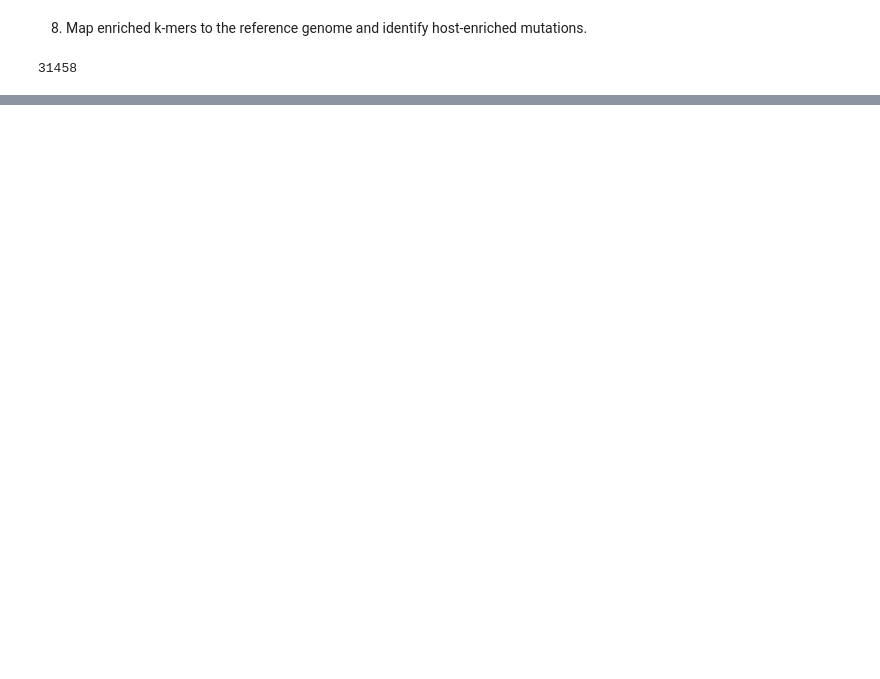
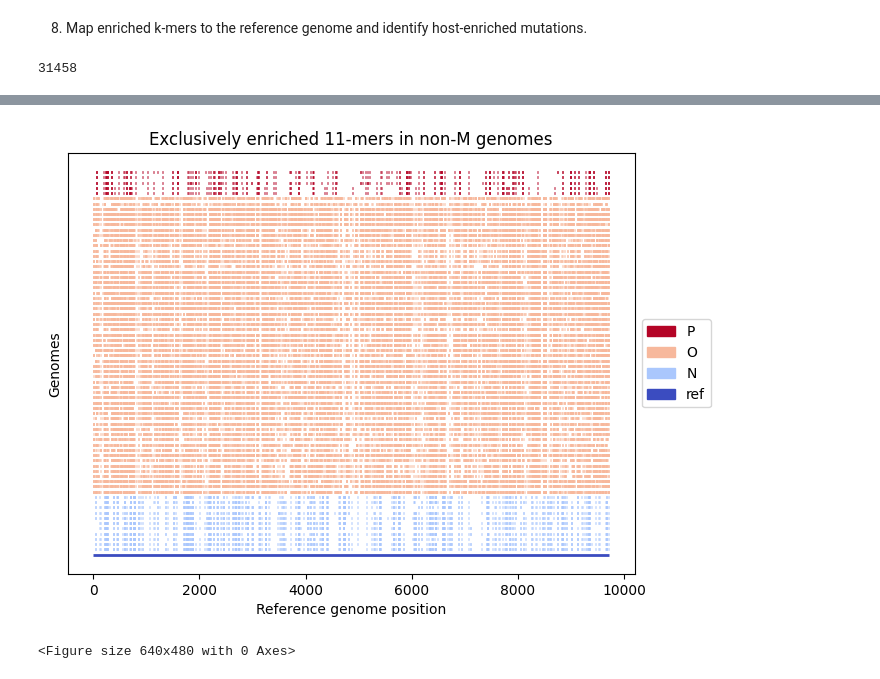
Before and after one commit to wis-janusz/PORT-EK2, a Jupyter notebook: notebooks/HIV_analysis_scenario_4.ipynb, the cells around one changed output, grey strips where cells are left out. Cells and saved outputs as stored; diff of their text form; code cells hidden in the pictures; blank space fills up the shorter version.

```diff
--- a/notebooks/HIV_analysis_scenario_4.ipynb
+++ b/notebooks/HIV_analysis_scenario_4.ipynb
@@ -111,15 +110,20 @@ for filename in sample_list_in_path:
     with open(filename, mode="rb") as in_file:
         partial_list = pickle.load(in_file)
     group = filename.stem.split("_")[0]
-    partial_list = [f"M_{group}_{sample_name}" for sample_name in partial_list]
-
+    partial_list = [f"{group}_{sample_name}" for sample_name in partial_list]
     sample_list.extend(partial_list)
+sample_list.sort()
 
 all_kmer_matrix = pd.DataFrame(
     0, index=list(kmer_set), columns=sample_list, dtype="uint8"
 )
-group_sample_idx = {f"{group}": [sample for sample in sample_list if "M" in sample.split("_")[0]]  for group in SAMPLE_GROUPS}
-subtype_sample_idx = {f"{subtype}": [sample for sample in sample_list if sample.split("_")[1] == f"{subtype}"] for subtype in SAMPLE_SUBTYPE}
+subtype_sample_idx = {f"{subtype}": [sample for sample in sample_list if sample.split("_")[0] == f"{subtype}"] for subtype in SAMPLE_SUBTYPES}
+group_sample_idx = {"M":[],"nonM":[]}
+for sample in sample_list:
+    if "M" in sample.split("_")[0]:
+        group_sample_idx["M"].append(sample)
+    else:
+        group_sample_idx["nonM"].append(sample)
 print(f"\nImported {len(kmer_set)} kmers and {len(sample_list)} samples.")
 # %% [output]
 Imported 1240578 kmers and 15295 samples.
@@ -381,6 +373,6 @@ enriched_kmer_stat_martix.to_csv(f"../output/HIV/scenario1/enriched_{k}mer_stat_
 # %%
-enriched_kmer_matrix = pd.read_csv(f"../output/HIV/scenario1/enriched_{k}mer_count_matrix.csv", index_col=0)
-enriched_kmer_stat_matrix = pd.read_csv(f"../output/HIV/scenario1/enriched_{k}mer_stat_matrix.csv", index_col=0)
+# enriched_kmer_matrix = pd.read_csv(f"../output/HIV/scenario1/enriched_{k}mer_count_matrix.csv", index_col=0)
+# enriched_kmer_stat_matrix = pd.read_csv(f"../output/HIV/scenario1/enriched_{k}mer_stat_matrix.csv", index_col=0)
 # %% [markdown]
 8. Map enriched k-mers to the reference genome and identify host-enriched mutations.
 # %%
@@ -440,3 +416,24 @@ enriched_kmer_matrix
+# %%
+segemnt_coords = []
+segment_colors = []
+samples_to_plot = group_sample_idx["nonM"]
+kmers_to_plot = enriched_kmer_matrix.loc[(enriched_kmer_matrix["exclusivity"] == "exclusive") & (enriched_kmer_matrix["group"] == "nonM_enriched")].index
+y = 1
+for sample_name in samples_to_plot:
+    sample_group = [key for key,value in subtype_sample_idx.items() if sample_name in value][0]
+    for kmer in kmers_to_plot:
+        if enriched_kmer_matrix.loc[kmer, sample_name] > 0:
+            temp_segments = enriched_kmer_matrix.loc[kmer, "ref_pos"]
+            temp_segments = [((x1,y),(x2,y)) for x1,x2 in temp_segments]
+            segemnt_coords.extend(temp_segments)
+            segment_colors.extend([sample_group for _ in range(len(temp_segments))])
+    y += 1
+# %%
+portek.plot_segments_by_genome(segemnt_coords, segment_colors, ref_seq, title="Exclusively enriched 11-mers in non-M genomes")
+plt.savefig("../output/HIV/scenario4/nonM_kmer_overlay.svg", format = "svg", dpi=600)
+# %% [output]
+[figure, added]
+<Figure size 640x480 with 0 Axes>
 # %%
 segemnt_coords = []
 segment_colors = []
```
Also changed, not shown: parts of 22 cells of this notebook, 2 other files.
